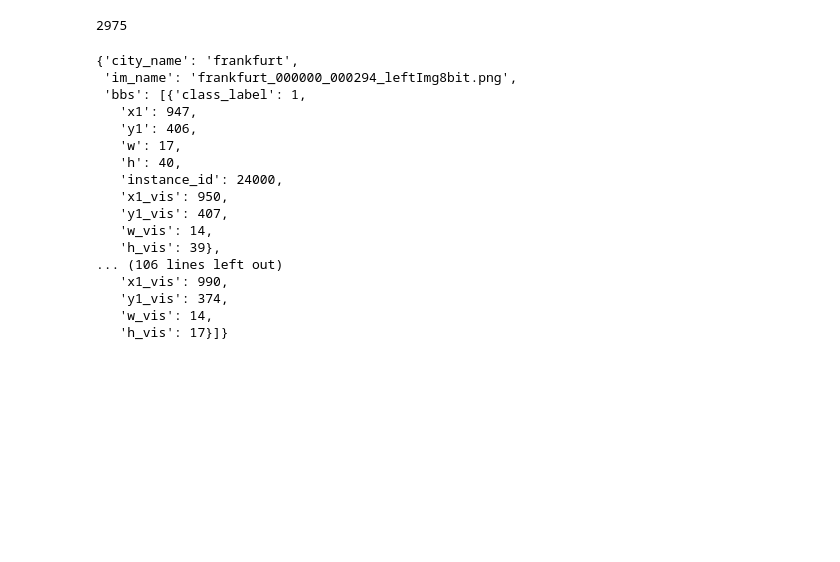
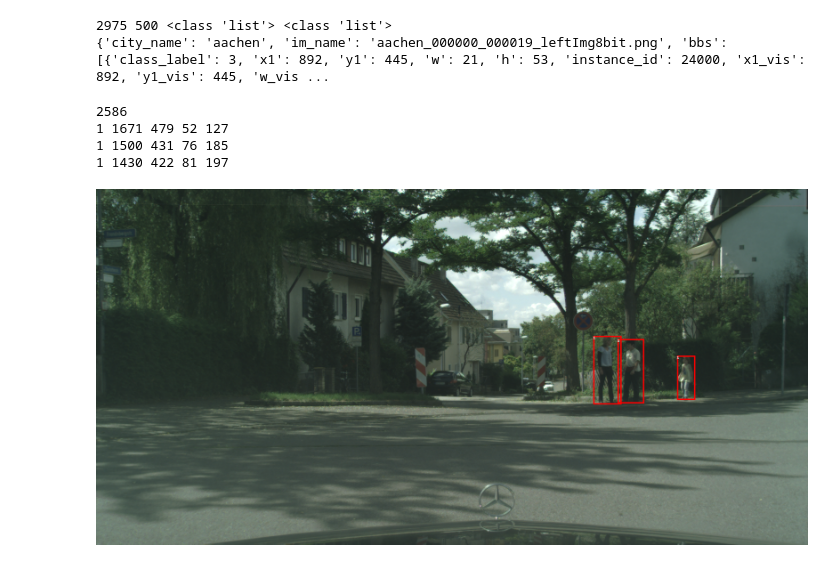
Before and after one commit to AliothElish/pedestrian-detection, a Jupyter notebook: Cityperson.ipynb, the cells around one changed output. Drawn from its saved outputs; the diff is of its cells as text; code cells hidden in the pictures; blank space fills up the shorter version.

```diff
--- a/Cityperson.ipynb
+++ b/Cityperson.ipynb
@@ -1,5 +0,0 @@
-# %%
-import scipy.io
-
-anno_train = scipy.io.loadmat("./datasets/annotations/anno_train.mat")
-anno_val = scipy.io.loadmat("./datasets/annotations/anno_val.mat")
@@ -42,0 +79,5 @@ anno_train["anno_train_aligned"][0][0][0][0]
+# %%
+anno_train_mat = scipy.io.loadmat(os.path.join(ANNO_DIR, anno_train_file_mat))
+anno_val_mat = scipy.io.loadmat(os.path.join(ANNO_DIR, anno_val_file_mat))
+anno_train_mat.keys()
+anno_val_mat.keys()
@@ -42,0 +95,8 @@ anno_train["anno_train_aligned"][0][0][0][0]
+# %%
+# Flatten
+anno_train_mat = anno_train_mat["anno_train_aligned"].flatten()
+anno_val_mat = anno_val_mat["anno_val_aligned"].flatten()
+print(
+    f"train source set size = {anno_train_mat.shape}, test source set size = {anno_val_mat.shape}."
+)
+anno_train_mat[1]
@@ -93,26 +141,0 @@ for cell in anno_val["anno_val_aligned"][0]:
-# %%
-len(train_datasets)
-# val_datasets
-# %% [output]
-2975
-# %%
-train_datasets[0]["bbs"]
-val_datasets[0]
-# %% [output]
-{'city_name': 'frankfurt',
- 'im_name': 'frankfurt_000000_000294_leftImg8bit.png',
- 'bbs': [{'class_label': 1,
-   'x1': 947,
-   'y1': 406,
-   'w': 17,
-   'h': 40,
-   'instance_id': 24000,
-   'x1_vis': 950,
-   'y1_vis': 407,
-   'w_vis': 14,
-   'h_vis': 39},
-... (106 lines left out)
-   'x1_vis': 990,
-   'y1_vis': 374,
-   'w_vis': 14,
-   'h_vis': 17}]}
@@ -126,0 +142,36 @@ train_label_target = "./datasets/cp/labels/train/"
+# %%
+train_source = unzip_annotation(anno_train_mat)
+val_source = unzip_annotation(anno_val_mat)
+# %%
+print(len(train_source), len(val_source), type(train_source), type(val_source))
+print(train_source[0])
+# %% [output]
+2975 500 <class 'list'> <class 'list'>
+{'city_name': 'aachen', 'im_name': 'aachen_000000_000019_leftImg8bit.png', 'bbs': [{'class_label': 3, 'x1': 892, 'y1': 445, 'w': 21, 'h': 53, 'instance_id': 24000, 'x1_vis': 892, 'y1_vis': 445, 'w_vis ...
+# %%
+rand_index = random.randint(0, len(train_source))
+print(rand_index)
+
+city_name = train_source[rand_index]["city_name"]
+im_name = train_source[rand_index]["im_name"]
+im_path = os.path.join(SOURCE_TRAIN_DIR, city_name, im_name)
+
+image = Image.open(im_path)
+
+draw = ImageDraw.Draw(image, "RGBA")
+
+for box in train_source[rand_index]["bbs"]:
+    class_idx = box["class_label"]
+    x, y, w, h = box["x1"], box["y1"], box["w"], box["h"]
+    print(class_idx, x, y, w, h)
+    draw.rectangle((x, y, x + w, y + h), outline="red", width=4)
+    text = str(class_idx)
+    draw.text(xy=(x, y), text=text, fill="white")
+
+image
+# %% [output]
+2586
+1 1671 479 52 127
+1 1500 431 76 185
+1 1430 422 81 197
+[figure, added]
```
Also changed, not shown: parts of 22 cells of this notebook.
